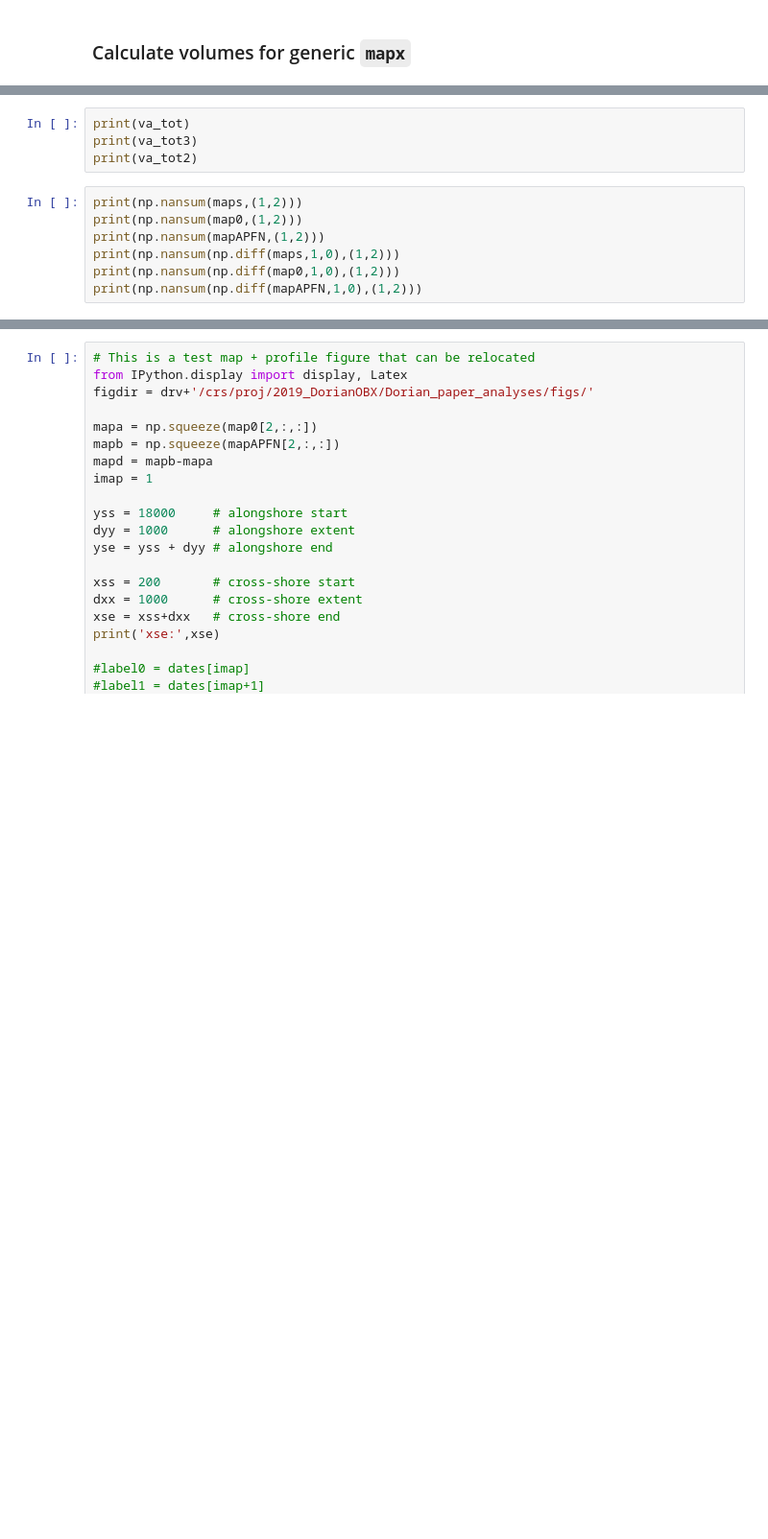
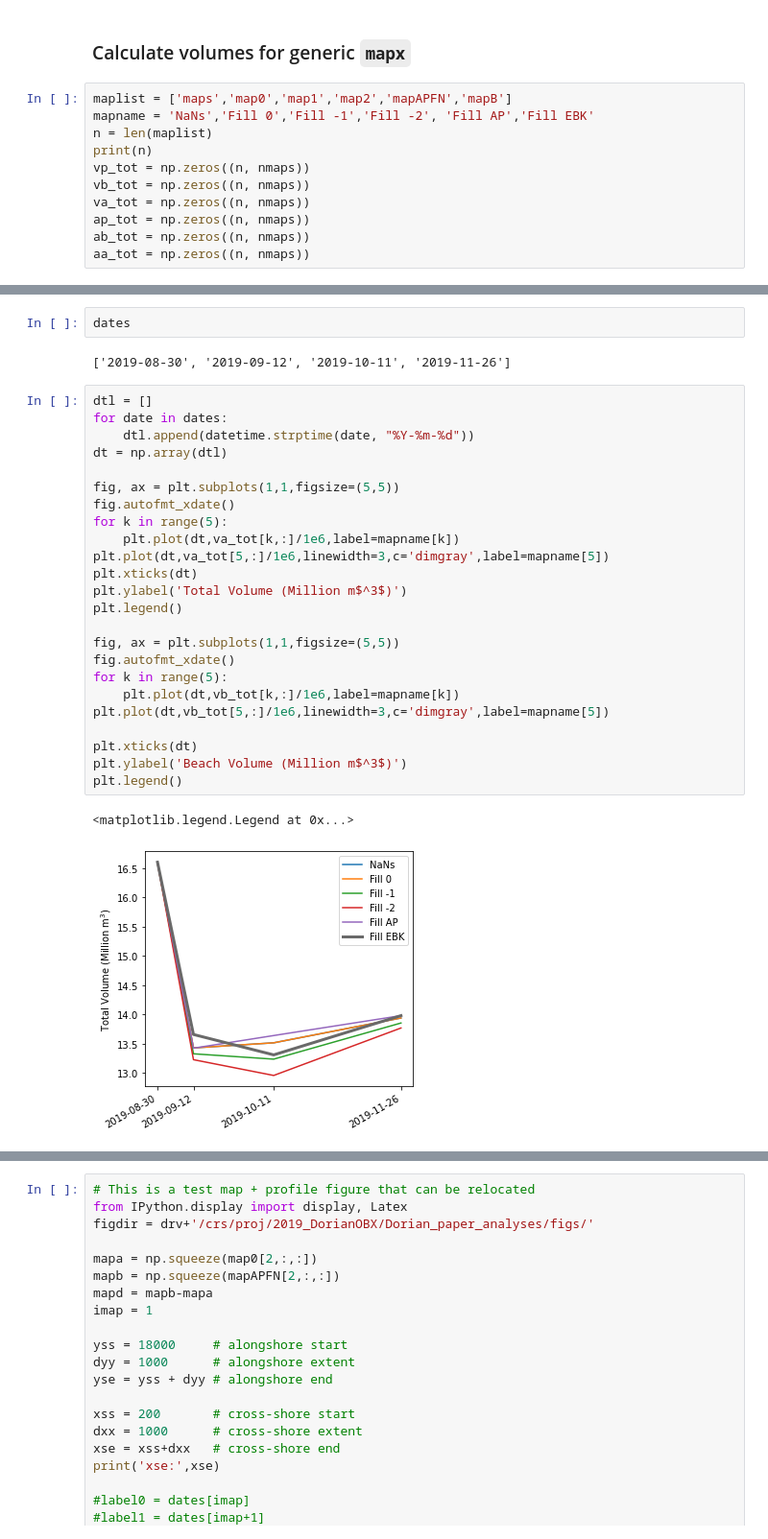
Before and after one commit to csherwood-usgs/CoreBx, a Jupyter notebook: CoreBx_process.ipynb, the cells around one changed output, grey strips where cells are left out. Shown at 96% size. Cells and saved outputs as stored; diff of their text form; blank space fills up the shorter version.

```diff
--- a/CoreBx_process.ipynb
+++ b/CoreBx_process.ipynb
@@ -541,3 +626,14 @@ for j in range(nmaps):
 ### Now we have `map`, `maps`, `map0`, and `mapAPFN`
 # %% [markdown]
 ### Calculate volumes for generic `mapx`
+# %%
+maplist = ['maps','map0','map1','map2','mapAPFN','mapB']
+mapname = 'NaNs','Fill 0','Fill -1','Fill -2', 'Fill AP','Fill EBK'
+n = len(maplist)
+print(n)
+vp_tot = np.zeros((n, nmaps))
+vb_tot = np.zeros((n, nmaps))
+va_tot = np.zeros((n, nmaps))
+ap_tot = np.zeros((n, nmaps))
+ab_tot = np.zeros((n, nmaps))
+aa_tot = np.zeros((n, nmaps))
@@ -675,11 +705,31 @@ Text(0.5, 1.0, 'Volumes')
-# %%
-print(va_tot)
-print(va_tot3)
-print(va_tot2)
-# %%
-print(np.nansum(maps,(1,2)))
-print(np.nansum(map0,(1,2)))
-print(np.nansum(mapAPFN,(1,2)))
-print(np.nansum(np.diff(maps,1,0),(1,2)))
-print(np.nansum(np.diff(map0,1,0),(1,2)))
-print(np.nansum(np.diff(mapAPFN,1,0),(1,2)))
+# %%
+dates
+# %% [output]
+['2019-08-30', '2019-09-12', '2019-10-11', '2019-11-26']
+# %%
+dtl = []
+for date in dates:
+    dtl.append(datetime.strptime(date, "%Y-%m-%d"))
+dt = np.array(dtl)
+
+fig, ax = plt.subplots(1,1,figsize=(5,5))
+fig.autofmt_xdate()
+for k in range(5):
+    plt.plot(dt,va_tot[k,:]/1e6,label=mapname[k])
+plt.plot(dt,va_tot[5,:]/1e6,linewidth=3,c='dimgray',label=mapname[5])
+plt.xticks(dt)
+plt.ylabel('Total Volume (Million m$^3$)')
+plt.legend()
+
+fig, ax = plt.subplots(1,1,figsize=(5,5))
+fig.autofmt_xdate()
+for k in range(5):
+    plt.plot(dt,vb_tot[k,:]/1e6,label=mapname[k])
+plt.plot(dt,vb_tot[5,:]/1e6,linewidth=3,c='dimgray',label=mapname[5])
+
+plt.xticks(dt)
+plt.ylabel('Beach Volume (Million m$^3$)')
+plt.legend()
+# %% [output]
+<matplotlib.legend.Legend at 0x...>
+[figure, added]
```
Also changed, not shown: parts of 15 cells of this notebook, 1 other file.
